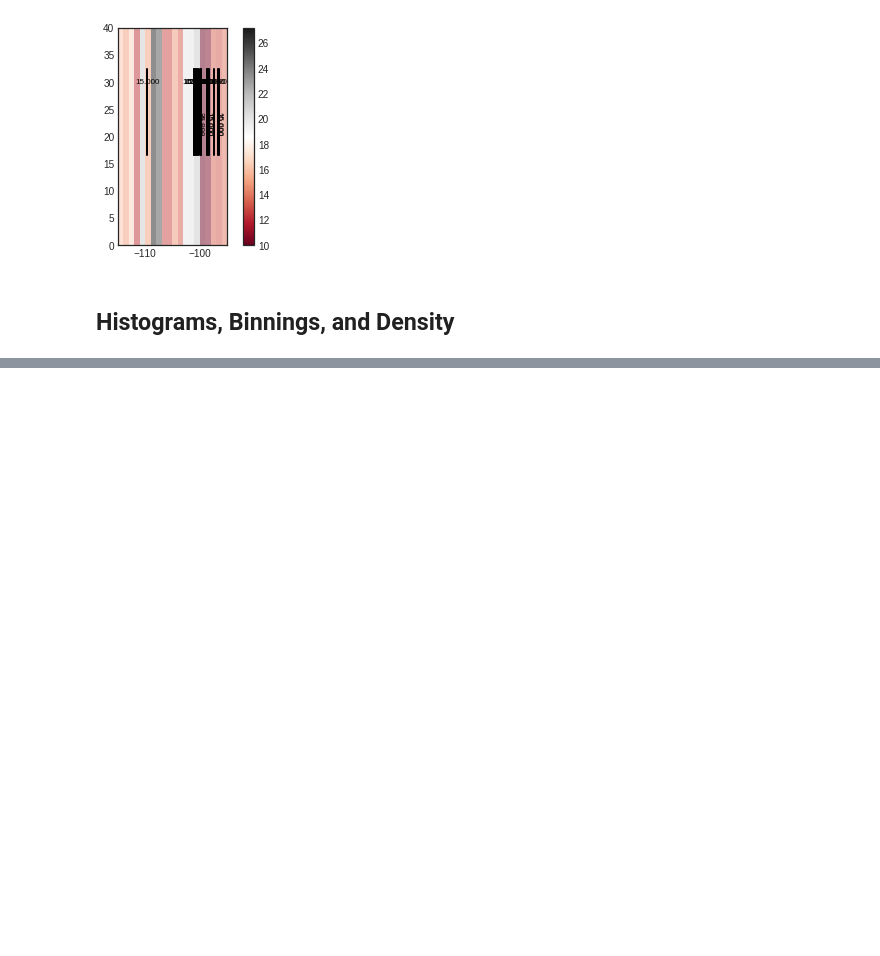
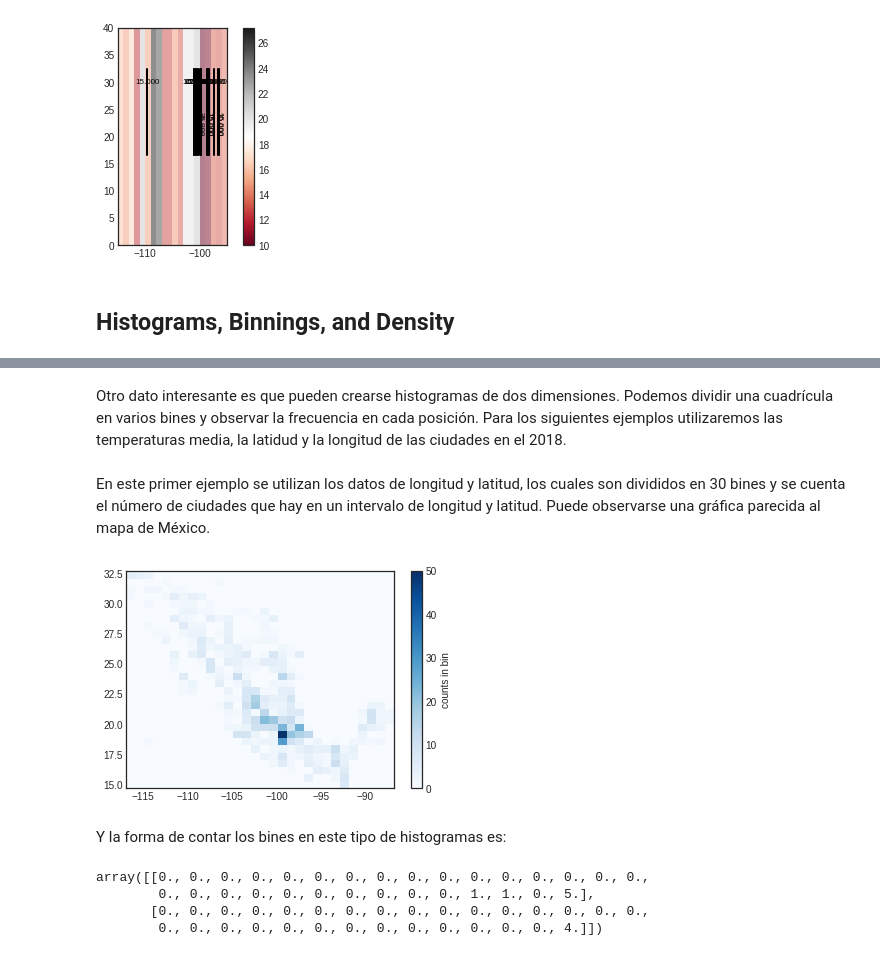
Before and after one commit to DCIDA2019/da2019-anaisabelotodo, a Jupyter notebook: Semana3/Tarea/Tarea.ipynb, the cells around one changed output, grey strips where cells are left out. Cells and saved outputs as stored; diff of their text form; code cells hidden in the pictures; blank space fills up the shorter version.

```diff
--- a/Semana3/Tarea/Tarea.ipynb
+++ b/Semana3/Tarea/Tarea.ipynb
@@ -302,0 +367,23 @@ plt.colorbar();
+# %% [markdown]
+Otro dato interesante es que pueden crearse histogramas de dos dimensiones. Podemos dividir una cuadrícula en varios bines y observar la frecuencia en cada posición. Para los siguientes ejemplos utilizaremos las temperaturas media, la latidud y la longitud de las ciudades en el 2018.
+# %% [markdown]
+En este primer ejemplo se utilizan los datos de longitud y latitud, los cuales son divididos en 30 bines y se cuenta el número de ciudades que hay en un intervalo de longitud y latitud. Puede observarse una gráfica parecida al mapa de México.
+# %%
+x = temp_media_2018['Lon']
+y = temp_media_2018['Lat']
+
+plt.hist2d(x, y, bins=30, cmap='Blues')
+cb = plt.colorbar()
+cb.set_label('counts in bin')
+# %% [output]
+[figure, added]
+# %% [markdown]
+Y la forma de contar los bines en este tipo de histogramas es:
+# %%
+counts, xedges, yedges = np.histogram2d(x, y, bins=30)
+counts[0:2]
+# %% [output]
+array([[0., 0., 0., 0., 0., 0., 0., 0., 0., 0., 0., 0., 0., 0., 0., 0.,
+        0., 0., 0., 0., 0., 0., 0., 0., 0., 0., 1., 1., 0., 5.],
+       [0., 0., 0., 0., 0., 0., 0., 0., 0., 0., 0., 0., 0., 0., 0., 0.,
+        0., 0., 0., 0., 0., 0., 0., 0., 0., 0., 0., 0., 0., 4.]])
```
Also changed, not shown: parts of 55 cells of this notebook.
